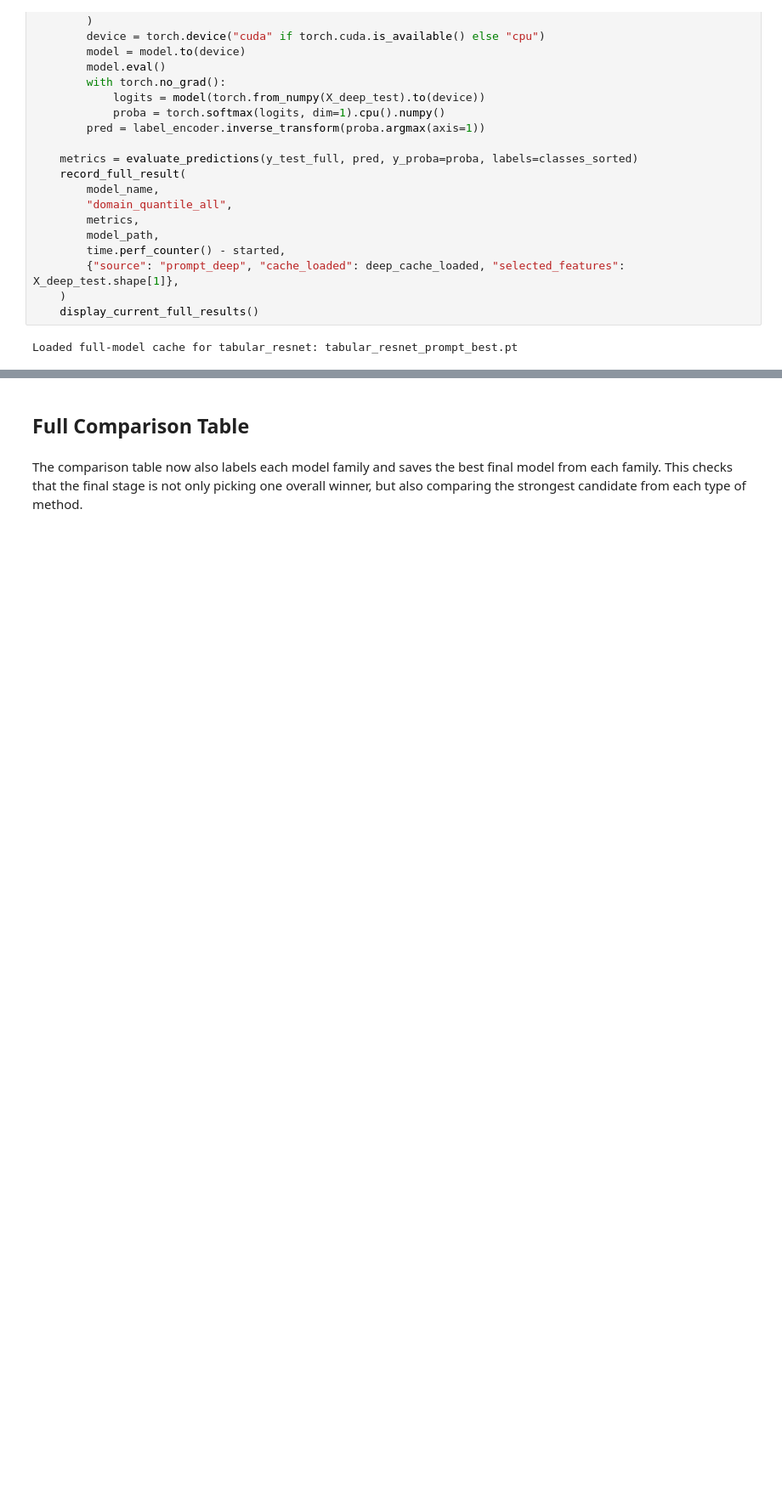
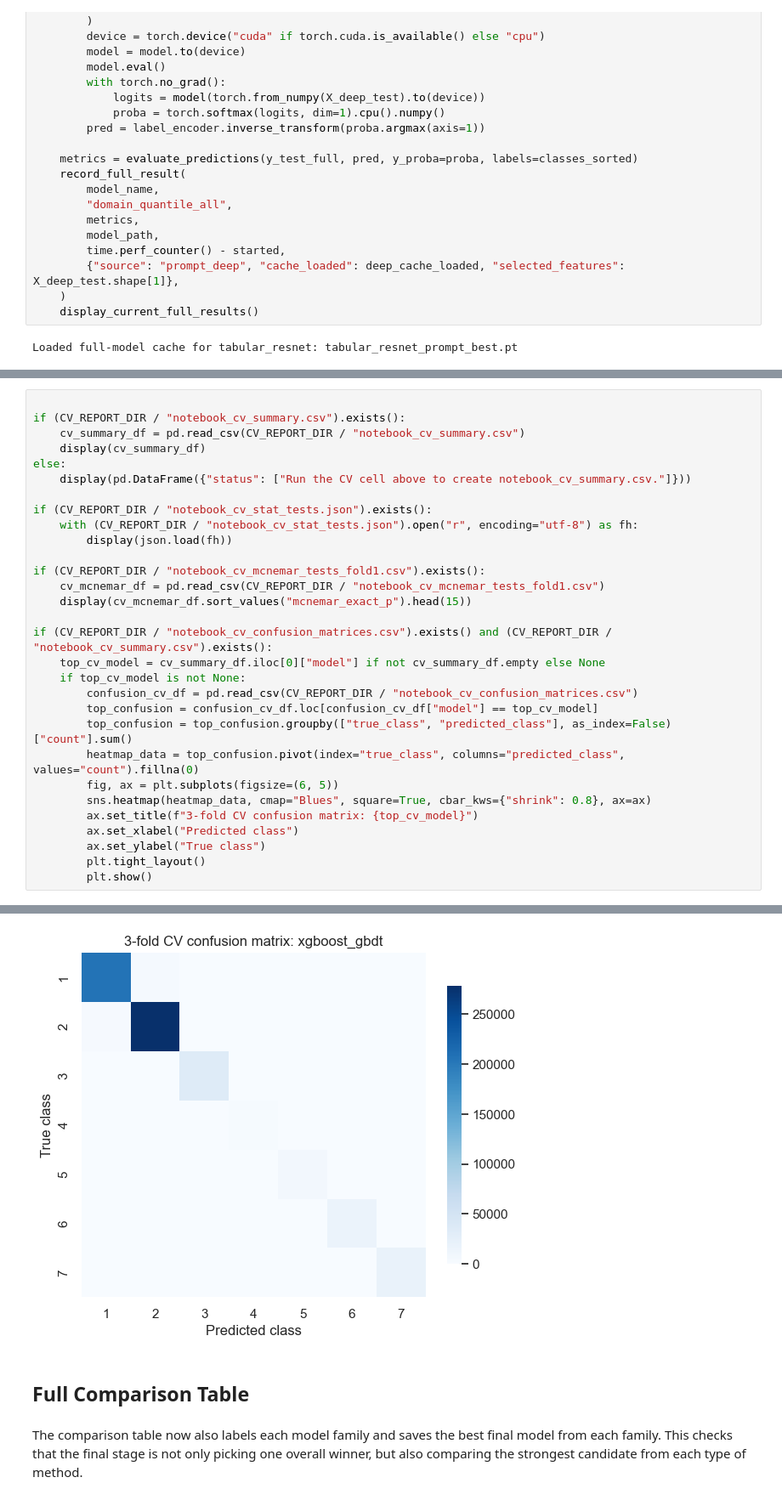
Before and after one commit to Dutzz23/Forest-Covertype-Resource-Aware-Pipeline, a Jupyter notebook: 02_Covertype_Preprocess_Tune_Train_Compare.ipynb, the cells around one changed output, grey strips where cells are left out. Shown at 85% size. Cells and saved outputs as stored; diff of their text form; blank space fills up the shorter version.

```diff
--- a/02_Covertype_Preprocess_Tune_Train_Compare.ipynb
+++ b/02_Covertype_Preprocess_Tune_Train_Compare.ipynb
@@ -3274,0 +4277,31 @@ Loaded full-model cache for tabular_resnet: tabular_resnet_prompt_best.pt
+# %%
+
+if (CV_REPORT_DIR / "notebook_cv_summary.csv").exists():
+    cv_summary_df = pd.read_csv(CV_REPORT_DIR / "notebook_cv_summary.csv")
+    display(cv_summary_df)
+else:
+    display(pd.DataFrame({"status": ["Run the CV cell above to create notebook_cv_summary.csv."]}))
+
+if (CV_REPORT_DIR / "notebook_cv_stat_tests.json").exists():
+    with (CV_REPORT_DIR / "notebook_cv_stat_tests.json").open("r", encoding="utf-8") as fh:
+        display(json.load(fh))
+
+if (CV_REPORT_DIR / "notebook_cv_mcnemar_tests_fold1.csv").exists():
+    cv_mcnemar_df = pd.read_csv(CV_REPORT_DIR / "notebook_cv_mcnemar_tests_fold1.csv")
+    display(cv_mcnemar_df.sort_values("mcnemar_exact_p").head(15))
+
+if (CV_REPORT_DIR / "notebook_cv_confusion_matrices.csv").exists() and (CV_REPORT_DIR / "notebook_cv_summary.csv").exists():
+    top_cv_model = cv_summary_df.iloc[0]["model"] if not cv_summary_df.empty else None
+    if top_cv_model is not None:
+        confusion_cv_df = pd.read_csv(CV_REPORT_DIR / "notebook_cv_confusion_matrices.csv")
+        top_confusion = confusion_cv_df.loc[confusion_cv_df["model"] == top_cv_model]
+        top_confusion = top_confusion.groupby(["true_class", "predicted_class"], as_index=False)["count"].sum()
+        heatmap_data = top_confusion.pivot(index="true_class", columns="predicted_class", values="count").fillna(0)
+        fig, ax = plt.subplots(figsize=(6, 5))
+        sns.heatmap(heatmap_data, cmap="Blues", square=True, cbar_kws={"shrink": 0.8}, ax=ax)
+        ax.set_title(f"3-fold CV confusion matrix: {top_cv_model}")
+        ax.set_xlabel("Predicted class")
+        ax.set_ylabel("True class")
+        plt.tight_layout()
+        plt.show()
+# %% [output]
@@ -3275,3 +4360,4 @@ Loaded full-model cache for tabular_resnet: tabular_resnet_prompt_best.pt
+[figure, added]
 # %% [markdown]
 ## Full Comparison Table
 # %% [markdown]
```
Also changed, not shown: parts of 37 cells of this notebook, 2 other files.
